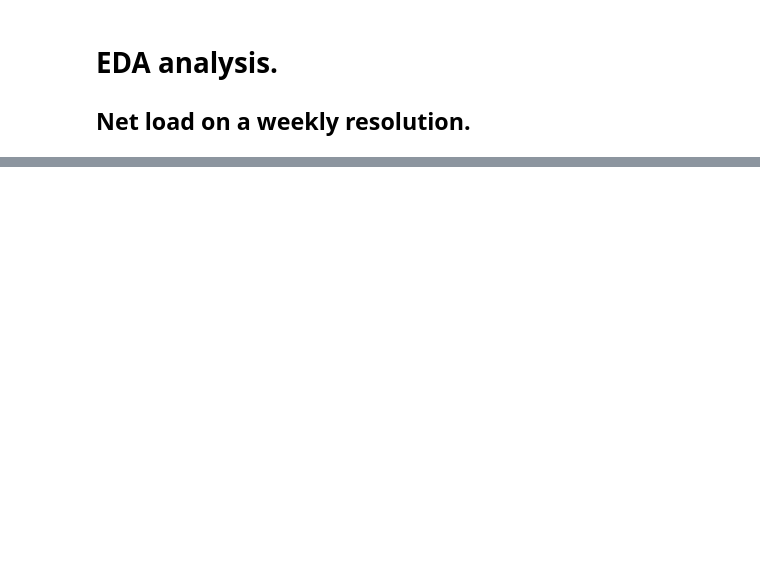
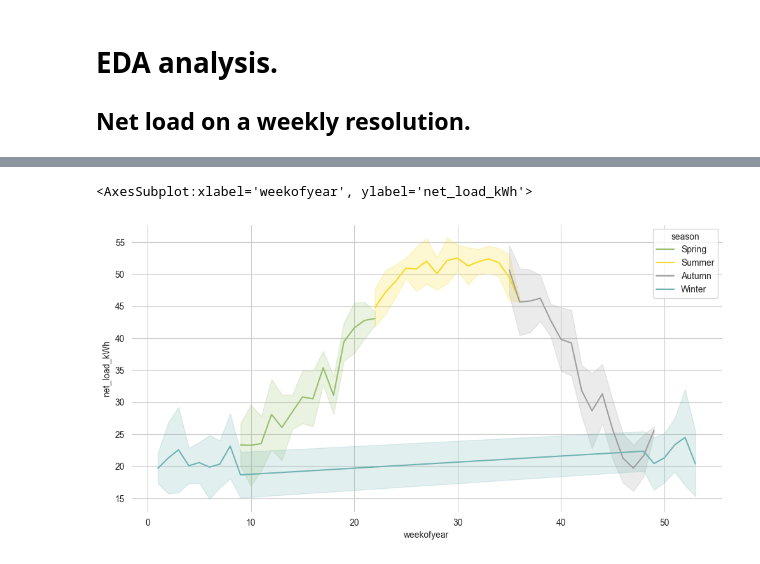
Before and after one commit to erickCantu/TheGreenCitySolutionsGroup, a Jupyter notebook: notebooks/EDA_data_visualization_weekly.ipynb, the cells around one changed output, grey strips where cells are left out. Cells and saved outputs as stored; diff of their text form; code cells hidden in the pictures; blank space fills up the shorter version.

```diff
--- a/notebooks/EDA_data_visualization_weekly.ipynb
+++ b/notebooks/EDA_data_visualization_weekly.ipynb
@@ -58,0 +75,8 @@ data_df = pd.merge(data_df, df_season, how='left', on='month')
+# %%
+# data_df['net_load_kWh'].rolling(24*7, center=True, min_periods=1).mean().plot(hue='season')
+
+sns.lineplot(x=data_df['weekofyear'], y=data_df['net_load_kWh'].rolling(24*7, center=True, min_periods=1).mean(),
+    hue=data_df['season'], hue_order=['Spring','Summer','Autumn','Winter'], seed=RSEED, ci='sd')
+# %% [output]
+<AxesSubplot:xlabel='weekofyear', ylabel='net_load_kWh'>
+[figure, added]
```
Also changed, not shown: parts of 14 cells of this notebook, 1 other file.
